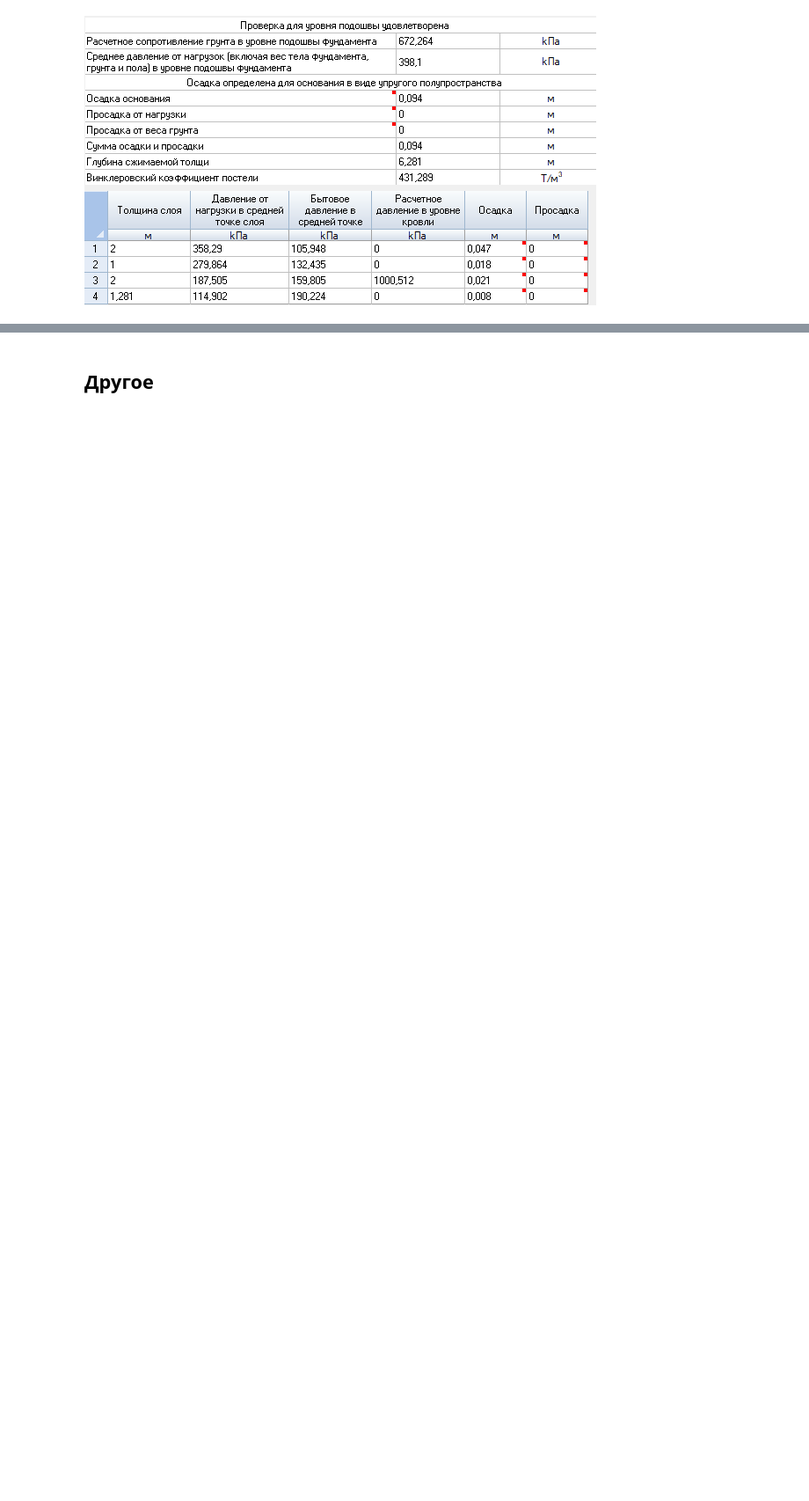
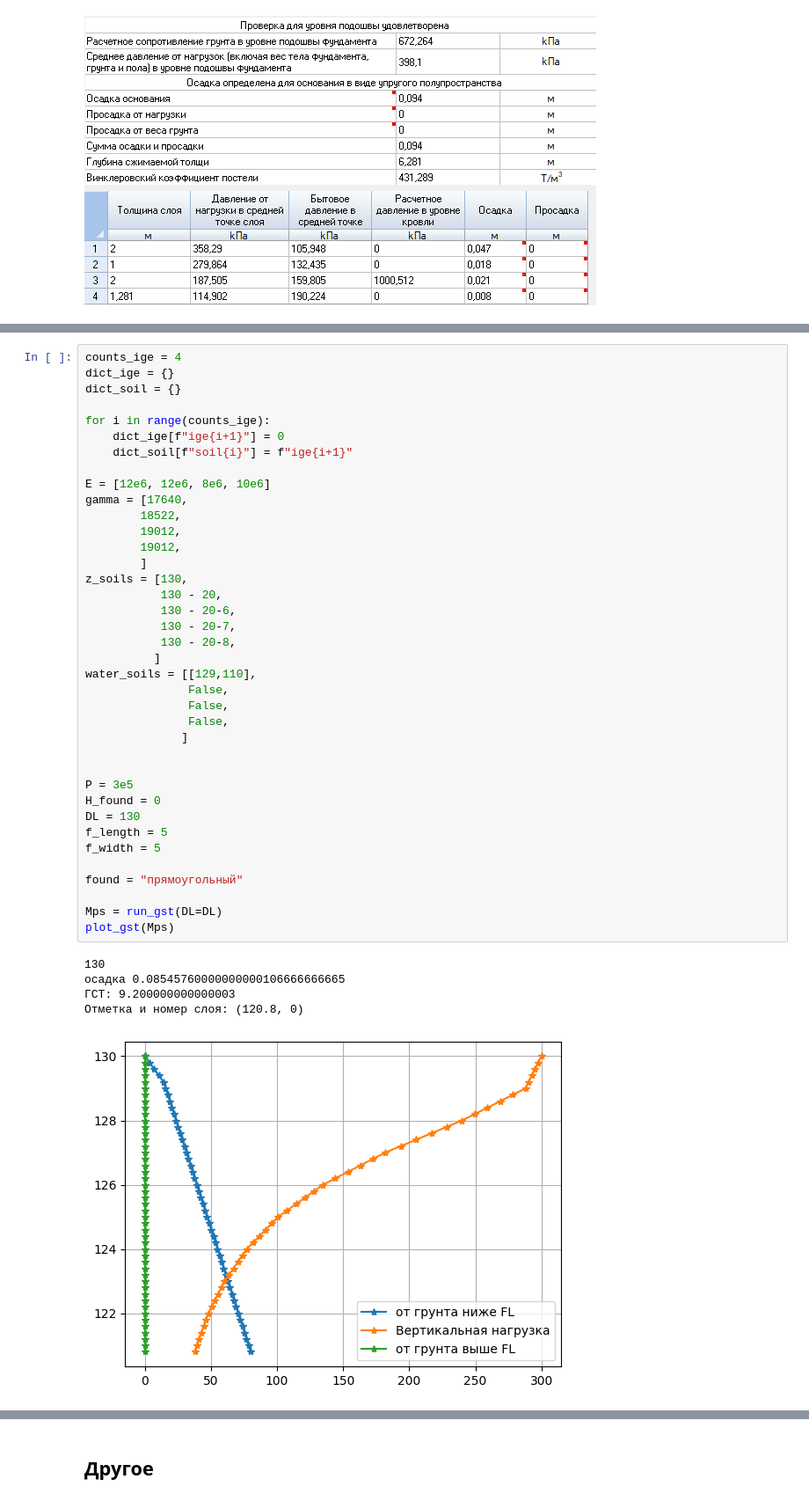
Before and after one commit to MrPain-hub/geotechnical_solutions, a Jupyter notebook: test_scripts/Untitled1.ipynb, the cells around one changed output, grey strips where cells are left out. Shown: that part at 88% size. Cells and saved outputs as stored; diff of their text form; blank space fills up the shorter version.

```diff
--- a/test_scripts/Untitled1.ipynb
+++ b/test_scripts/Untitled1.ipynb
@@ -360,0 +365,44 @@ plot_gst(Mps)
+# %%
+counts_ige = 4
+dict_ige = {}
+dict_soil = {}
+
+for i in range(counts_ige):
+    dict_ige[f"ige{i+1}"] = 0
+    dict_soil[f"soil{i}"] = f"ige{i+1}"
+
+E = [12e6, 12e6, 8e6, 10e6]
+gamma = [17640,
+        18522,
+        19012,
+        19012,
+        ]
+z_soils = [130,
+           130 - 20,
+           130 - 20-6,
+           130 - 20-7,
+           130 - 20-8,
+          ]
+water_soils = [[129,110],
+               False,
+               False,
+               False,
+              ]
+
+
+P = 3e5
+H_found = 0
+DL = 130
+f_length = 5
+f_width = 5
+
+found = "прямоугольный"
+
+Mps = run_gst(DL=DL)
+plot_gst(Mps)
+# %% [output]
+130
+осадка 0.08545760000000000106666666665
+ГСТ: 9.200000000000003
+Отметка и номер слоя: (120.8, 0)
+[figure, added]
```
Also changed, not shown: parts of 20 cells of this notebook, 1 other file.
